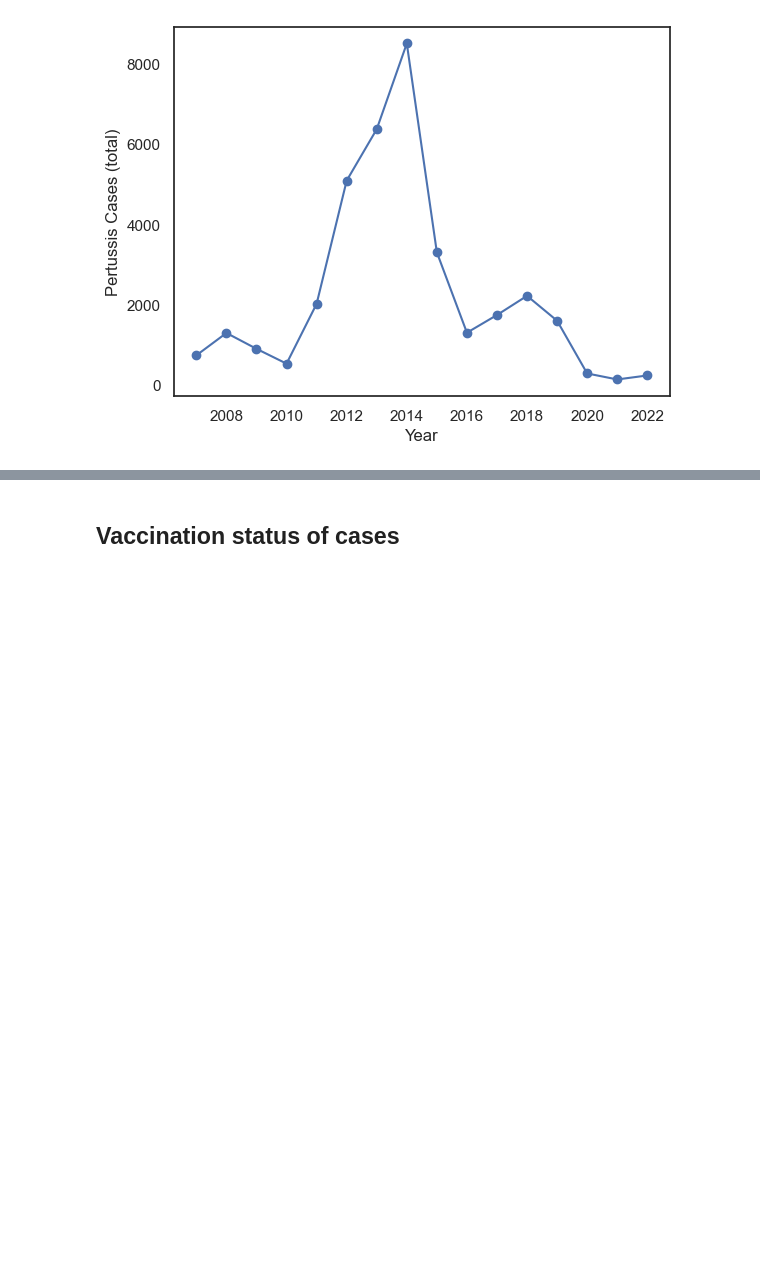
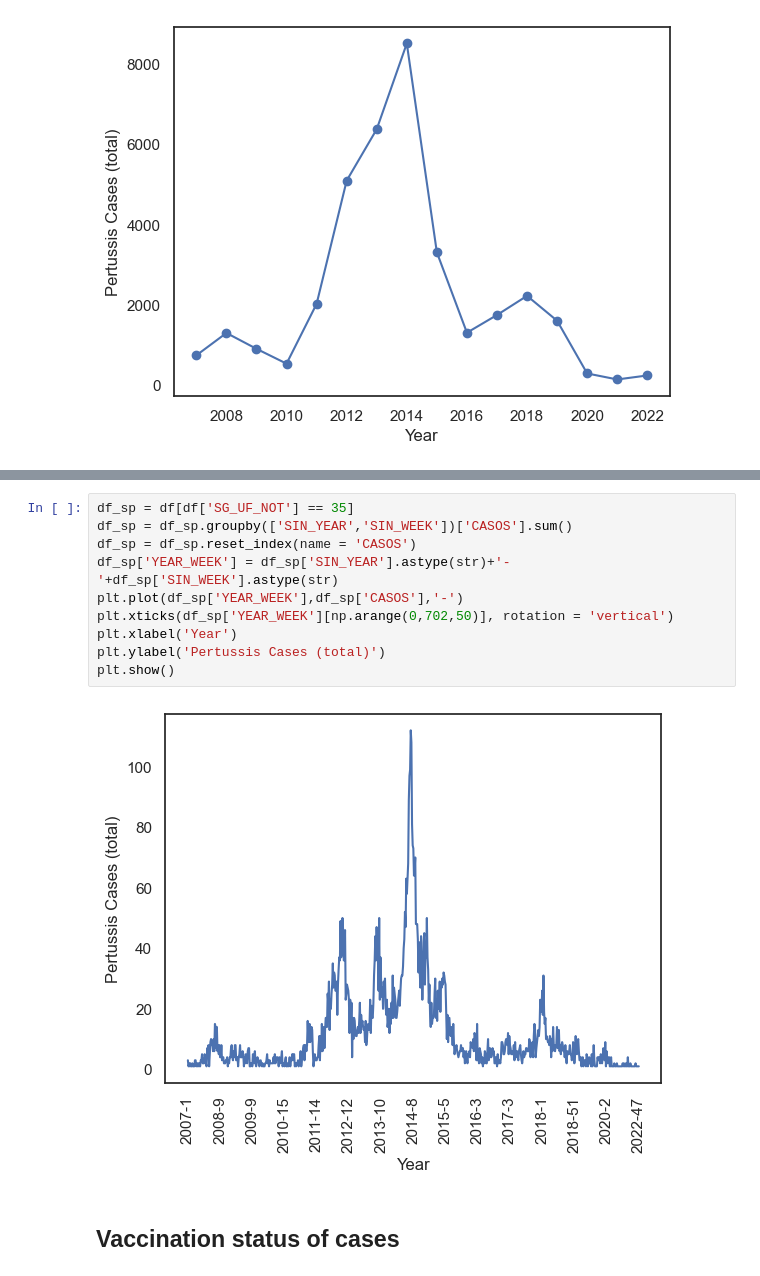
Before and after one commit to denisecammarota/pertussis-BR, a Jupyter notebook: Notebooks/Basic_Analysis.ipynb, the cells around one changed output, grey strips where cells are left out. Drawn from its saved outputs; the diff is of its cells as text; blank space fills up the shorter version.

```diff
--- a/Notebooks/Basic_Analysis.ipynb
+++ b/Notebooks/Basic_Analysis.ipynb
@@ -36,3 +59,15 @@ plt.show()
+# %%
+df_sp = df[df['SG_UF_NOT'] == 35]
+df_sp = df_sp.groupby(['SIN_YEAR','SIN_WEEK'])['CASOS'].sum()
+df_sp = df_sp.reset_index(name = 'CASOS')
+df_sp['YEAR_WEEK'] = df_sp['SIN_YEAR'].astype(str)+'-'+df_sp['SIN_WEEK'].astype(str)
+plt.plot(df_sp['YEAR_WEEK'],df_sp['CASOS'],'-')
+plt.xticks(df_sp['YEAR_WEEK'][np.arange(0,702,50)], rotation = 'vertical')
+plt.xlabel('Year')
+plt.ylabel('Pertussis Cases (total)')
+plt.show()
+# %% [output]
+[figure, added]
 # %% [markdown]
 ## Vaccination status of cases
 # %% [markdown]
```
Also changed, not shown: parts of 8 cells of this notebook, 1 other file.
